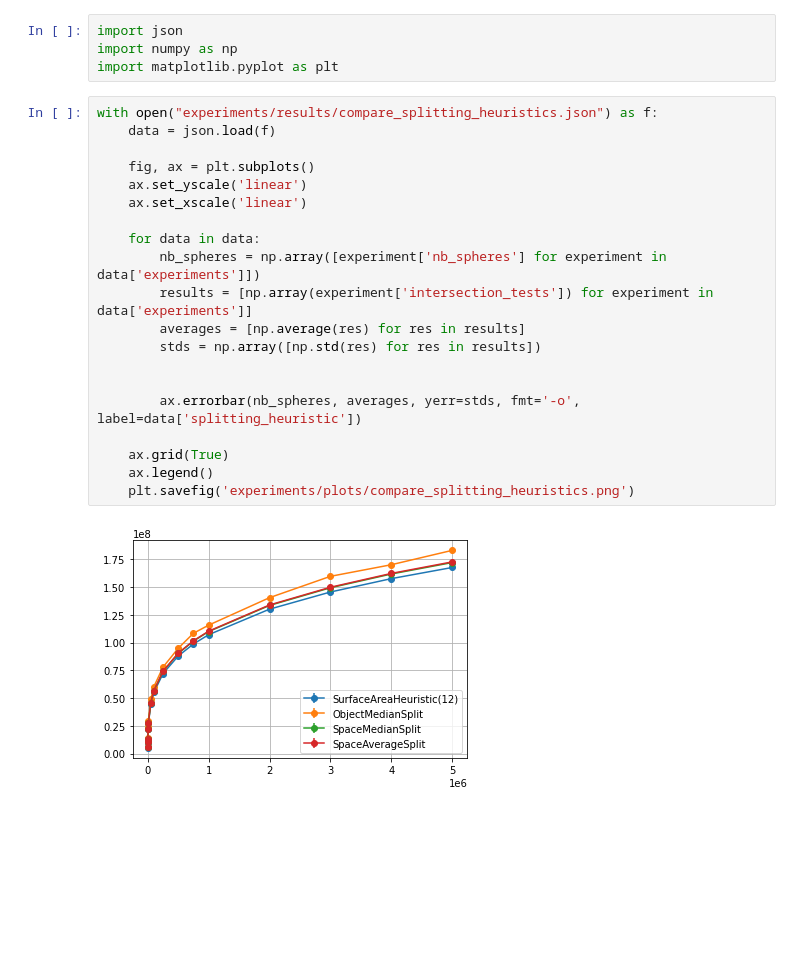
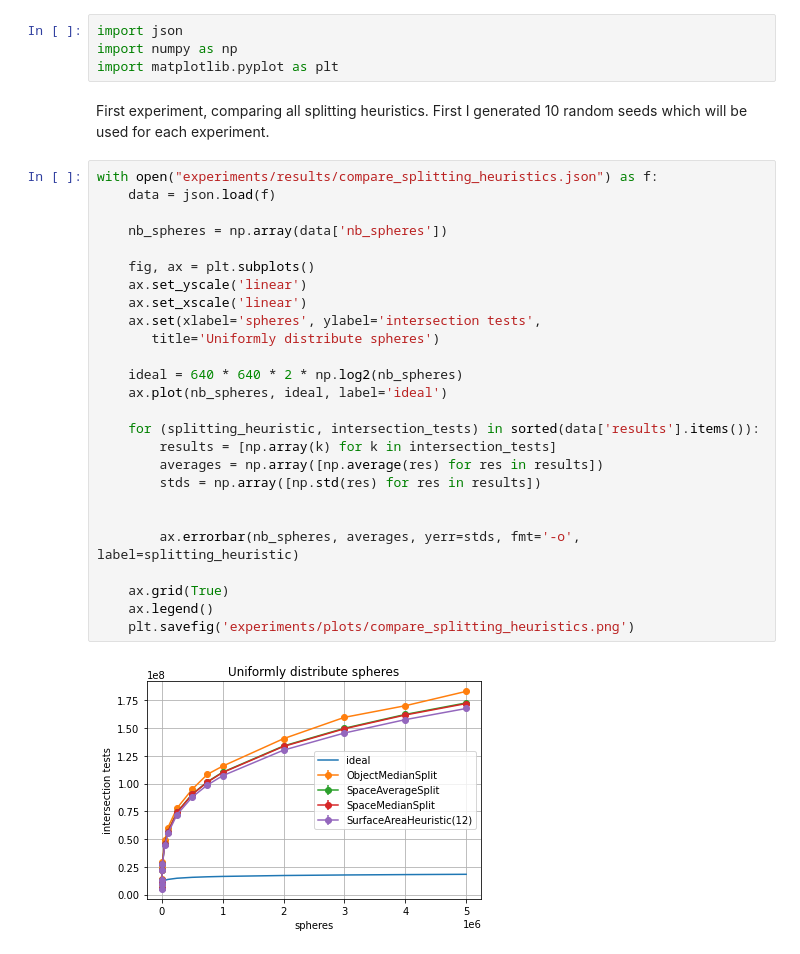
Before and after one commit to BoKleynen/ray-tracer, a Jupyter notebook: Analysis.ipynb, the cells around one changed output. Cells and saved outputs as stored; diff of their text form; blank space fills up the shorter version.

Commit message:
Rerun first experiment

```diff
--- a/Analysis.ipynb
+++ b/Analysis.ipynb
@@ -2,25 +2,34 @@
 import json
 import numpy as np
 import matplotlib.pyplot as plt
+# %% [markdown]
+First experiment, comparing all splitting heuristics.
+First I generated 10 random seeds which will be used for each experiment.
 # %%
 with open("experiments/results/compare_splitting_heuristics.json") as f:
     data = json.load(f)
 
+    nb_spheres = np.array(data['nb_spheres'])
+
     fig, ax = plt.subplots()
     ax.set_yscale('linear')
     ax.set_xscale('linear')
+    ax.set(xlabel='spheres', ylabel='intersection tests',
+       title='Uniformly distribute spheres')
 
-    for data in data:
-        nb_spheres = np.array([experiment['nb_spheres'] for experiment in data['experiments']])
-        results = [np.array(experiment['intersection_tests']) for experiment in data['experiments']]
-        averages = [np.average(res) for res in results]
+    ideal = 640 * 640 * 2 * np.log2(nb_spheres)
+    ax.plot(nb_spheres, ideal, label='ideal')
+
+    for (splitting_heuristic, intersection_tests) in sorted(data['results'].items()):
+        results = [np.array(k) for k in intersection_tests]
+        averages = np.array([np.average(res) for res in results])
         stds = np.array([np.std(res) for res in results])
 
 
-        ax.errorbar(nb_spheres, averages, yerr=stds, fmt='-o', label=data['splitting_heuristic'])
+        ax.errorbar(nb_spheres, averages, yerr=stds, fmt='-o', label=splitting_heuristic)
 
     ax.grid(True)
     ax.legend()
     plt.savefig('experiments/plots/compare_splitting_heuristics.png')
 # %% [output]
-[figure, old version]
+[figure, new version]
```
Also changed, not shown: parts of 2 cells of this notebook, 5 other files.
